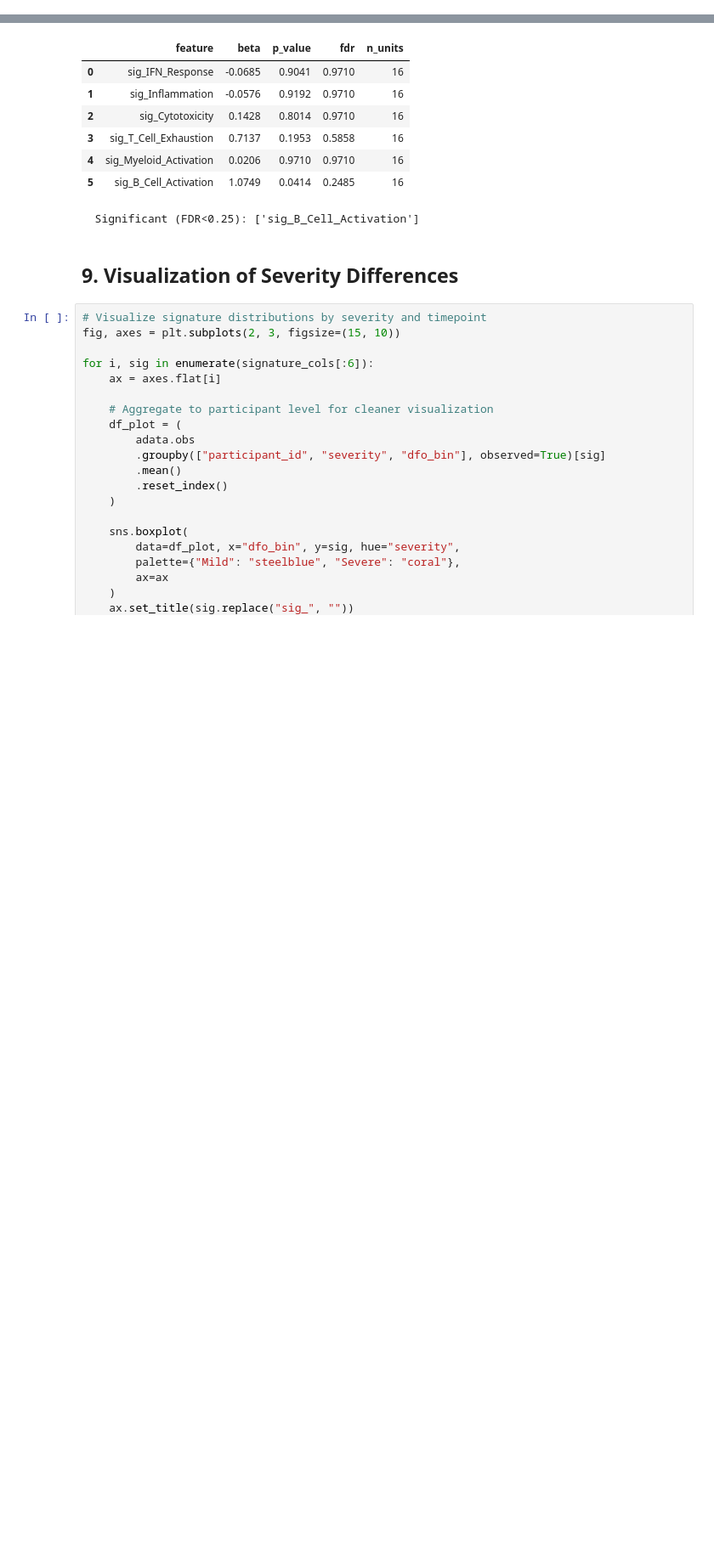
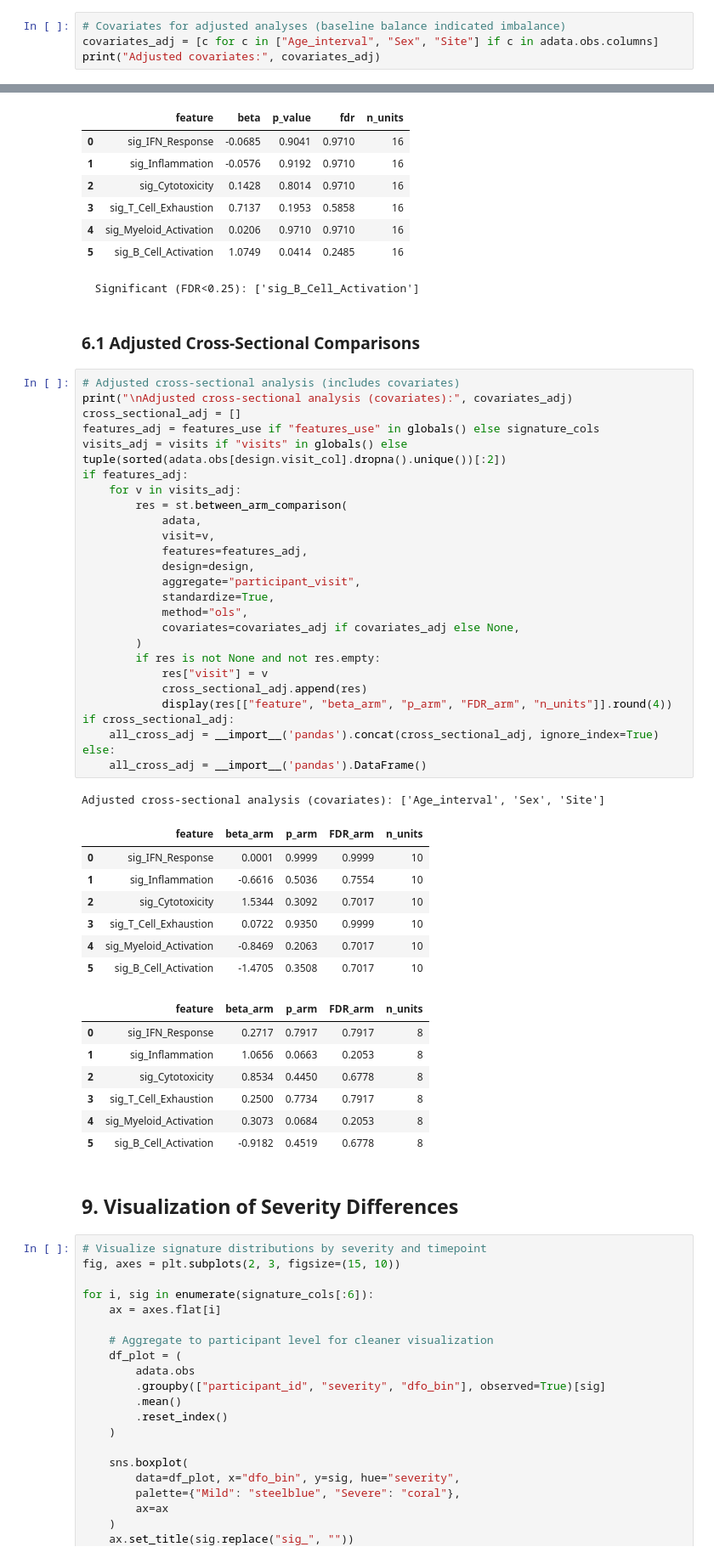
Before and after one commit to TheOmarLab/sctrial, a Jupyter notebook: docs/source/examples/example_covid19_stephenson.ipynb, the cells around one changed output, grey strips where cells are left out. Shown at 85% size. Drawn from its saved outputs; the diff is of its cells as text; blank space fills up the shorter version.

Commit message:
Add covariate adjustment to comparisons

```diff
--- a/docs/source/examples/example_covid19_stephenson.ipynb
+++ b/docs/source/examples/example_covid19_stephenson.ipynb
@@ -277,3 +277,7 @@ Selected baseline visit: DFO_8-14 (treated=5, control=11)
 [figure]
 [figure]
 [figure]
+# %%
+# Covariates for adjusted analyses (baseline balance indicated imbalance)
+covariates_adj = [c for c in ["Age_interval", "Sex", "Site"] if c in adata.obs.columns]
+print("Adjusted covariates:", covariates_adj)
@@ -530,6 +536,50 @@ DFO_8-14:
 | 4 | sig_Myeloid_Activation | 0.0206 | 0.9710 | 0.9710 | 16 |
 | 5 | sig_B_Cell_Activation | 1.0749 | 0.0414 | 0.2485 | 16 |
   Significant (FDR<0.25): ['sig_B_Cell_Activation']
+# %% [markdown]
+### 6.1 Adjusted Cross-Sectional Comparisons
+# %%
+# Adjusted cross-sectional analysis (includes covariates)
+print("\nAdjusted cross-sectional analysis (covariates):", covariates_adj)
+cross_sectional_adj = []
+features_adj = features_use if "features_use" in globals() else signature_cols
+visits_adj = visits if "visits" in globals() else tuple(sorted(adata.obs[design.visit_col].dropna().unique())[:2])
+if features_adj:
+    for v in visits_adj:
+        res = st.between_arm_comparison(
+            adata,
+            visit=v,
+            features=features_adj,
+            design=design,
+            aggregate="participant_visit",
+            standardize=True,
+            method="ols",
+            covariates=covariates_adj if covariates_adj else None,
+        )
+        if res is not None and not res.empty:
+            res["visit"] = v
+            cross_sectional_adj.append(res)
+            display(res[["feature", "beta_arm", "p_arm", "FDR_arm", "n_units"]].round(4))
+if cross_sectional_adj:
+    all_cross_adj = __import__('pandas').concat(cross_sectional_adj, ignore_index=True)
+else:
+    all_cross_adj = __import__('pandas').DataFrame()
+# %% [output]
+Adjusted cross-sectional analysis (covariates): ['Age_interval', 'Sex', 'Site']
+|  | feature | beta_arm | p_arm | FDR_arm | n_units |
+| 0 | sig_IFN_Response | 0.0001 | 0.9999 | 0.9999 | 10 |
+| 1 | sig_Inflammation | -0.6616 | 0.5036 | 0.7554 | 10 |
+| 2 | sig_Cytotoxicity | 1.5344 | 0.3092 | 0.7017 | 10 |
+| 3 | sig_T_Cell_Exhaustion | 0.0722 | 0.9350 | 0.9999 | 10 |
+| 4 | sig_Myeloid_Activation | -0.8469 | 0.2063 | 0.7017 | 10 |
+| 5 | sig_B_Cell_Activation | -1.4705 | 0.3508 | 0.7017 | 10 |
+|  | feature | beta_arm | p_arm | FDR_arm | n_units |
+| 0 | sig_IFN_Response | 0.2717 | 0.7917 | 0.7917 | 8 |
+| 1 | sig_Inflammation | 1.0656 | 0.0663 | 0.2053 | 8 |
+| 2 | sig_Cytotoxicity | 0.8534 | 0.4450 | 0.6778 | 8 |
+| 3 | sig_T_Cell_Exhaustion | 0.2500 | 0.7734 | 0.7917 | 8 |
+| 4 | sig_Myeloid_Activation | 0.3073 | 0.0684 | 0.2053 | 8 |
+| 5 | sig_B_Cell_Activation | -0.9182 | 0.4519 | 0.6778 | 8 |
 # %% [markdown]
 ## 9. Visualization of Severity Differences
 # %%
```
Also changed, not shown: parts of 3 cells of this notebook, 1 other file.
